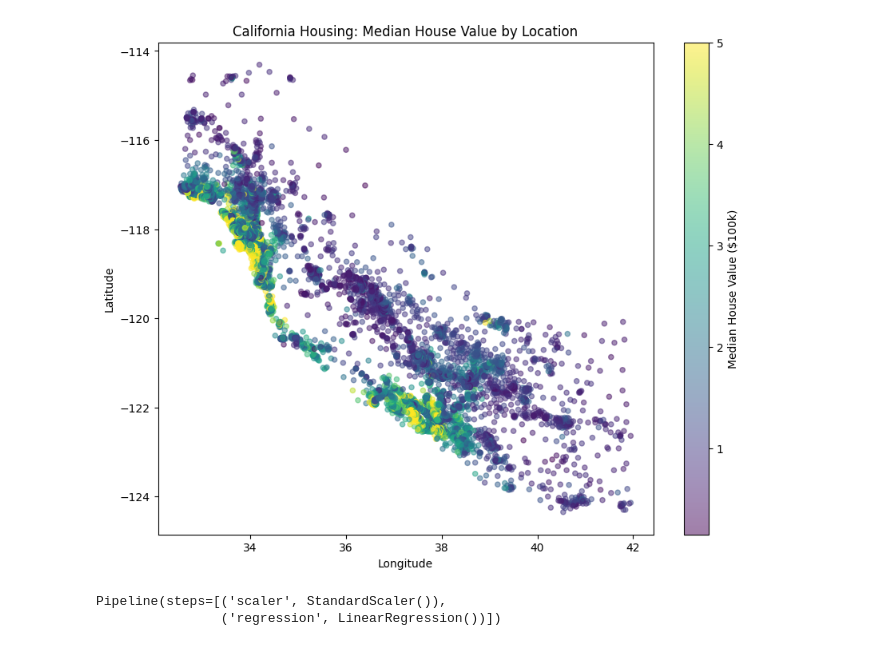
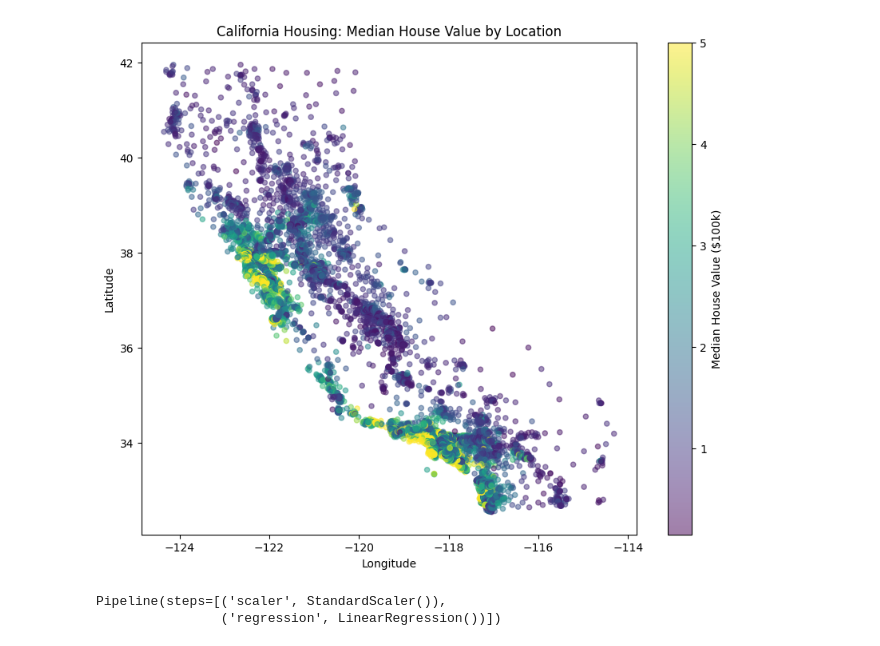
Before and after one commit to lmassaron/ml4dummies_3ed, a Jupyter notebook: ML4D3E_12_working_with_linear_models_the_easy_way.ipynb, the cells around one changed output. Drawn from its saved outputs; the diff is of its cells as text; code cells hidden in the pictures.

```diff
--- a/ML4D3E_12_working_with_linear_models_the_easy_way.ipynb
+++ b/ML4D3E_12_working_with_linear_models_the_easy_way.ipynb
@@ -10,15 +10,16 @@ y = housing.target.values
 # %%
 import matplotlib.pyplot as plt
 plt.figure(figsize=(10, 8))
-scatter = plt.scatter(X["Latitude"], X["Longitude"], c=y, cmap='viridis', alpha=0.5, s=20)
-
+scatter = plt.scatter(X["Longitude"], X["Latitude"], c=y,
+                      cmap="viridis", alpha=0.5, s=20)
 plt.xlabel("Longitude")
 plt.ylabel("Latitude")
-plt.title("California Housing: Median House Value by Location")
+plt.title("California Housing: Median House Value \
+by Location")
 plt.colorbar(scatter, label="Median House Value ($100k)")
 plt.show()
 # %% [output]
-[figure, old version]
+[figure, new version]
 # %%
 from sklearn.model_selection import train_test_split
 
```
Also changed, not shown: parts of 19 cells of this notebook.
